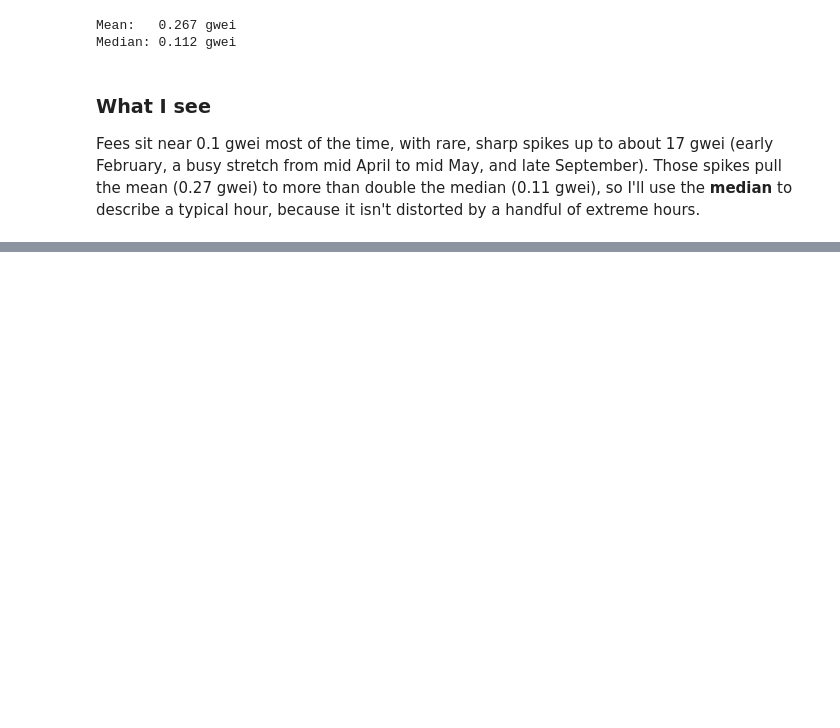
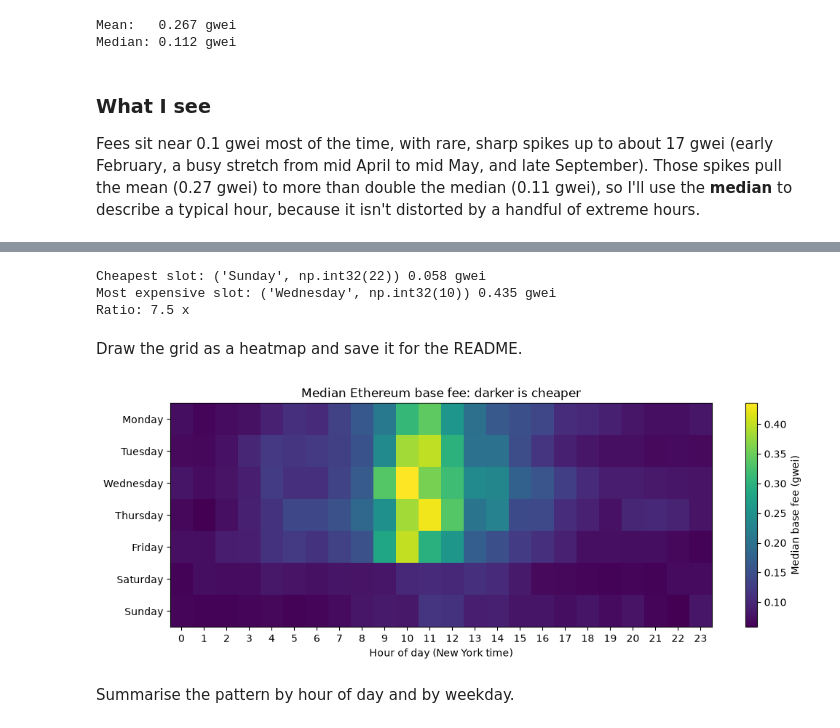
Before and after one commit to Benjamin10444/eth-gas-fee-study, a Jupyter notebook: notebooks/01_gas_analysis.ipynb, the cells around one changed output, grey strips where cells are left out. Cells and saved outputs as stored; diff of their text form; code cells hidden in the pictures; blank space fills up the shorter version.

Commit message:
Add weekday by hour fee heatmap
Co-Authored-By: Claude Opus 5.5 <noreply@anthropic.com>

```diff
--- a/notebooks/01_gas_analysis.ipynb
+++ b/notebooks/01_gas_analysis.ipynb
@@ -86,0 +91,32 @@ Fees sit near 0.1 gwei most of the time, with rare, sharp spikes up to about 17
+# %%
+order = ["Monday", "Tuesday", "Wednesday", "Thursday", "Friday", "Saturday", "Sunday"]
+df["hour_of_day"] = df["hour"].dt.hour
+df["weekday"] = pd.Categorical(df["hour"].dt.day_name(), categories=order, ordered=True)
+
+grid = df.pivot_table(index="weekday", columns="hour_of_day",
+                      values="avg_base_fee_gwei", aggfunc="median", observed=False)
+
+print("Cheapest slot:", grid.stack().idxmin(), round(grid.stack().min(), 3), "gwei")
+print("Most expensive slot:", grid.stack().idxmax(), round(grid.stack().max(), 3), "gwei")
+print("Ratio:", round(grid.stack().max() / grid.stack().min(), 1), "x")
+# %% [output]
+Cheapest slot: ('Sunday', np.int32(22)) 0.058 gwei
+Most expensive slot: ('Wednesday', np.int32(10)) 0.435 gwei
+Ratio: 7.5 x
+# %% [markdown]
+Draw the grid as a heatmap and save it for the README.
+# %%
+fig, ax = plt.subplots(figsize=(12, 4))
+im = ax.imshow(grid, aspect="auto", cmap="viridis")
+ax.set_yticks(range(7))
+ax.set_yticklabels(order)
+ax.set_xticks(range(24))
+ax.set_xlabel("Hour of day (New York time)")
+ax.set_title("Median Ethereum base fee: darker is cheaper")
+fig.colorbar(im, label="Median base fee (gwei)")
+plt.savefig("../images/heatmap.png", dpi=150, bbox_inches="tight")
+plt.show()
+# %% [output]
+[figure, added]
+# %% [markdown]
+Summarise the pattern by hour of day and by weekday.
```
Also changed, not shown: parts of 3 cells of this notebook, 1 other file.
